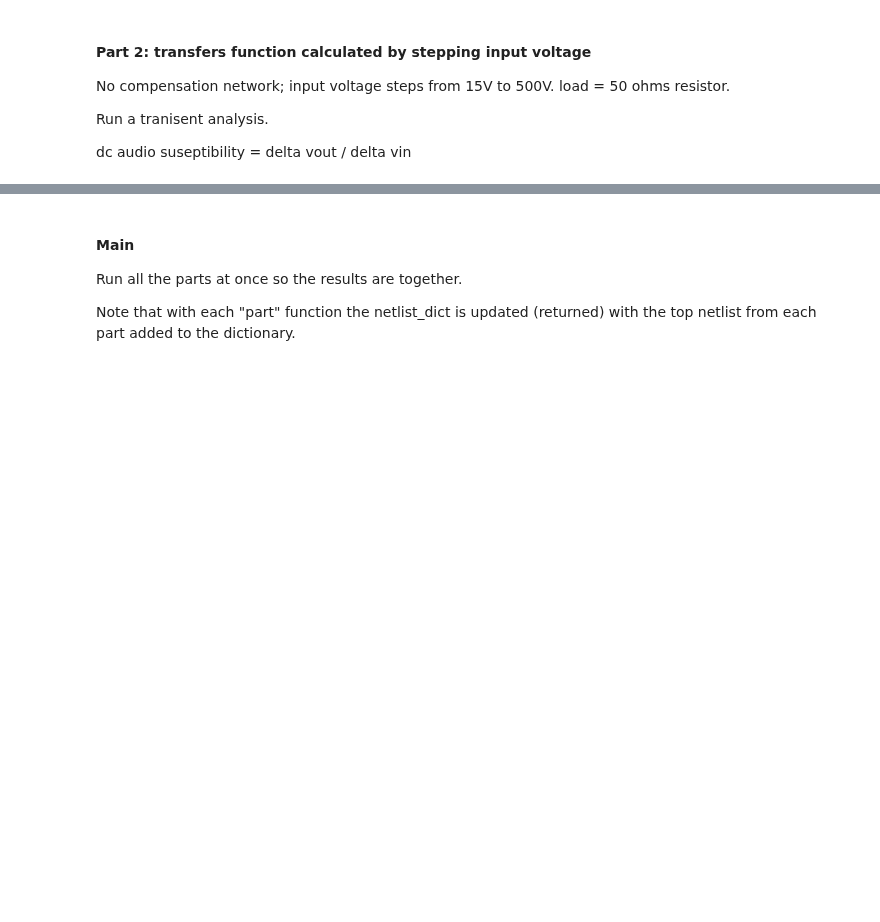
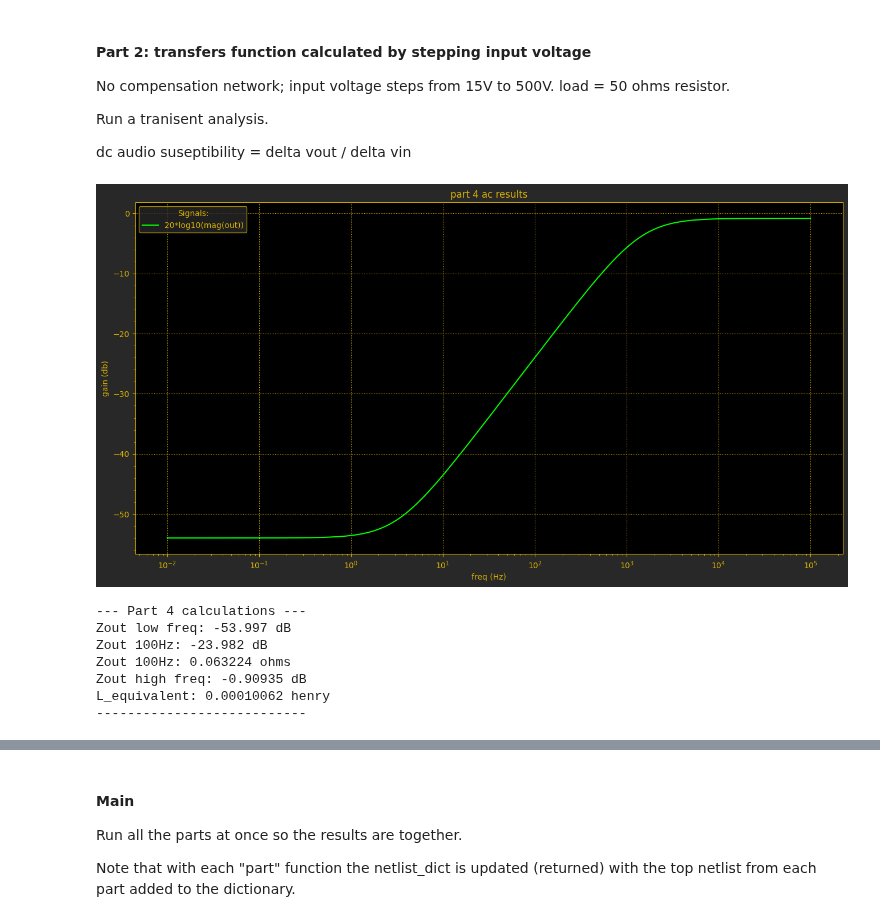
Before and after one commit to astorguy/sw_pwr_book_sim, a Jupyter notebook: python/sec_1_04_04_lin_reg.ipynb, the cells around one changed output, grey strips where cells are left out. Drawn from its saved outputs; the diff is of its cells as text; code cells hidden in the pictures; blank space fills up the shorter version.

Commit message:
created plot for step 5

```diff
--- a/python/sec_1_04_04_lin_reg.ipynb
+++ b/python/sec_1_04_04_lin_reg.ipynb
@@ -53,22 +53,27 @@ class Key:
     LOAD2 = "load2"
     LOAD3 = "load3"
     LOAD4 = "load4"
+    LOAD5 = "load5"
     STIMULUS1 = "stimulus1"
     STIMULUS2 = "stimulus2"
     STIMULUS3 = "stimulus3"
     STIMULUS4 = "stimulus4"
+    STIMULUS5 = "stimulus5"
     SUPPLIES = "supplies"
     MODELS = "models"
     DUT = "dut"
     RC = "rc"
+    COUT = "cout"
     CONTROL1 = "control1"
     CONTROL2 = "control2"
     CONTROL3 = "control3"
     CONTROL4 = "control4"
+    CONTROL5 = "control5"
     TOP1 = "top1"
     TOP2 = "top2"
     TOP3 = "top3"
     TOP4 = "top4"
+    TOP5 = "top5"
 
     # Keys for the vectors_dict
     VEC_ALL = "vec_all"
@@ -152,13 +157,16 @@ def initialize() -> tuple[dict[str, Path], dict[str, spi.Netlist], dict[str, spi
     netlists_dict[Key.LOAD2] = spi.Netlist(netlists_path / "load_resistive.cir")
     netlists_dict[Key.LOAD3] = spi.Netlist(netlists_path / "load_current_pulse.cir")
     netlists_dict[Key.LOAD4] = spi.Netlist(netlists_path / "load_current_ac.cir")
+    netlists_dict[Key.LOAD5] = spi.Netlist(netlists_path / "load_current_ac.cir")
     netlists_dict[Key.STIMULUS1] = spi.Netlist(netlists_path / "stimulus_15v_dc.cir")
     netlists_dict[Key.STIMULUS2] = spi.Netlist(netlists_path / "stimulus_15v_ramp.cir")
     netlists_dict[Key.STIMULUS3] = spi.Netlist(netlists_path / "stimulus_15v_dc.cir")
     netlists_dict[Key.STIMULUS4] = spi.Netlist(netlists_path / "stimulus_15v_dc.cir")
+    netlists_dict[Key.STIMULUS5] = spi.Netlist(netlists_path / "stimulus_15v_dc.cir")
     netlists_dict[Key.SUPPLIES] = spi.Netlist(netlists_path / "supplies.cir")
     netlists_dict[Key.MODELS] = spi.Netlist(netlists_path / "models.cir")
     netlists_dict[Key.RC] = spi.Netlist(netlists_path / "rc_compensation.cir")
+    netlists_dict[Key.COUT] = spi.Netlist(netlists_path / "filter_cap.cir")
 
     # Define a vector dictionary for simulation and post-simulation analysis
     vectors_dict = {
@@ -492,7 +500,7 @@ def part4(
     my_netlists_dict[Key.CONTROL4] = spi.Netlist(str(my_control))
 
     # concatenate all tne netlists to make top1 and add to netlist dict
-    my_netlists_dict[Key.TOP3] = (
+    my_netlists_dict[Key.TOP4] = (
         my_netlists_dict[Key.TITLE]
         + my_netlists_dict[Key.BLANKLINE]
         + my_netlists_dict[Key.DUT]
@@ -510,7 +518,7 @@ def part4(
     )
     # write netlist to a file so ngspice can read it
     top_filename: Path = my_paths_dict[Key.NETLISTS_PATH] / "top4.cir"
-    my_netlists_dict[Key.TOP3].write_to_file(top_filename)
+    my_netlists_dict[Key.TOP4].write_to_file(top_filename)
 
     # prepare simulate object, print out command, and simulate
     sim: spi.Simulate = spi.Simulate(
@@ -528,44 +536,48 @@ def part4(
         for analysis in list_of_analyses
     ]
 
     # give each SimResults object a more descriptive name
     ac1 = sim_results[0]
 
-    # ac2 = copy.deepcopy(ac1)
-    # ac2.vec_subset(
-    #     my_vectors_dict[Key.VEC_GAIN].list_out()
-    # )  # limit to just "out" signal
-
     # display results
-    # plot_data = ac1.x_axis_and_sigs(my_vectors_dict[Key.VEC_GAIN].list_out())
-    # y_names = my_vectors_dict[Key.VEC_GAIN].list_out()
-    # my_plt = spi.Plot("ac_plt", plot_data, y_names, my_paths_dict[Key.RESULTS_PATH])
-    # my_plt.set_title("part 4 ac results")
-    # my_plt.define_axes(("freq", "Hz", "log"), ("gain", "db", "linear"))
-    # my_plt.png()  # create png file and send to results directory
-    # spi.display_plots()
+    plot_data = ac1.x_axis_and_sigs(my_vectors_dict[Key.VEC_GAIN].list_out())
+    y_names = my_vectors_dict[Key.VEC_GAIN].list_out()
+    my_plt = spi.Plot("ac_plt", plot_data, y_names, my_paths_dict[Key.RESULTS_PATH])
+    my_plt.set_title("part 4 ac results")
+    my_plt.define_axes(("freq", "Hz", "log"), ("gain", "db", "linear"))
+    my_plt.png()  # create png file and send to results directory
+    spi.display_plots()
 
     ac1_numpys: list[numpy_flt] = ac1.x_axis_and_sigs(
         my_vectors_dict[Key.VEC_GAIN].list_out()
     )
     fbegin, fmid, fend, npoints = (10e-3, 100, 10e3, 100000)
     my_meas: spi.StepInfo = spi.StepInfo(
         ac1_numpys[0], ac1_numpys[1], fbegin, fend, npoints
     )
     zout_flow_db:float = my_meas.y_at_x(fbegin)
     zout_100hz_db:float = my_meas.y_at_x(fmid)
     zout_100hz:float = 10**(zout_100hz_db/20)
     zout_fhigh_db:float = my_meas.y_at_x(fend)
     l_equivalent:float = zout_100hz/(2*np.pi*fmid)
 
     formatted_answer: str = f"Zout low freq: {zout_flow_db:.5g} dB\n"
     formatted_answer += f"Zout 100Hz: {zout_100hz_db:.5g} dB\n"
     formatted_answer += f"Zout 100Hz: {zout_100hz:.5g} ohms\n"
     formatted_answer += f"Zout high freq: {zout_fhigh_db:.5g} dB\n"
     formatted_answer += f"L_equivalent: {l_equivalent:.5g} henry"
-    spi.print_section("Part 3 calculations", formatted_answer)
+    spi.print_section("Part 4 calculations", formatted_answer)
 
     return my_netlists_dict
 
 
-# netlists_dict = part4(paths_dict, netlists_dict, vectors_dict)
+netlists_dict = part4(paths_dict, netlists_dict, vectors_dict)
+# %% [output]
+[figure, added]
+--- Part 4 calculations ---
+Zout low freq: -53.997 dB
+Zout 100Hz: -23.982 dB
+Zout 100Hz: 0.063224 ohms
+Zout high freq: -0.90935 dB
+L_equivalent: 0.00010062 henry
+---------------------------
```
Also changed, not shown: parts of 2 cells of this notebook, 2 other files.
